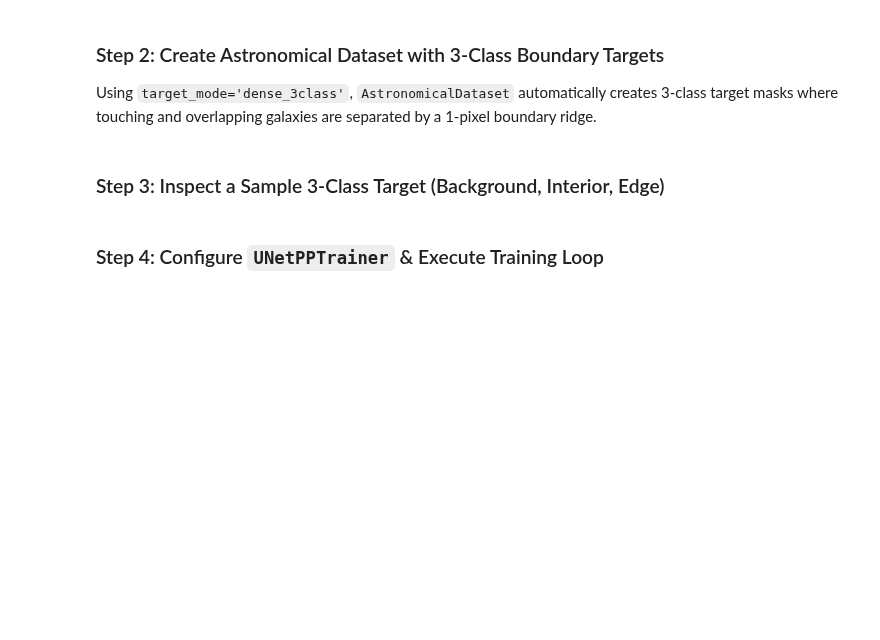
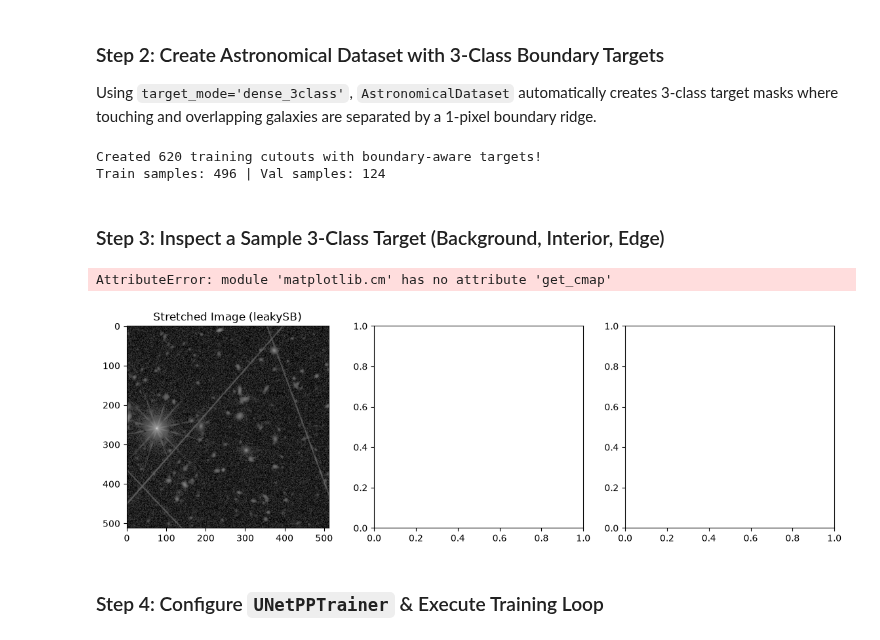
Before and after one commit to PabloMSanAla/sam2roman, a Jupyter notebook: tutorials/05_train_unetplusplus.ipynb, the cells around one changed output. Drawn from its saved outputs; the diff is of its cells as text; code cells hidden in the pictures; blank space fills up the shorter version.

```diff
--- a/tutorials/05_train_unetplusplus.ipynb
+++ b/tutorials/05_train_unetplusplus.ipynb
@@ -71,8 +74,8 @@ else:
 
 Using `target_mode='dense_3class'`, `AstronomicalDataset` automatically creates 3-class target masks where touching and overlapping galaxies are separated by a 1-pixel boundary ridge.
 # %%
-images_dir = Path("/Volumes/T7/storage/ROMAN/test/synthetic/original")
-masks_dir  = Path("/Volumes/T7/storage/ROMAN/test/synthetic/masks")
+images_dir = Path("/Volumes/T7/storage/ROMAN/synthetic_romanisim_sam2/images")
+masks_dir  = Path("/Volumes/T7/storage/ROMAN/synthetic_romanisim_sam2/masks")
 
 if not images_dir.exists() or not masks_dir.exists():
     print("Warning: External paths not found. Using local sample_data fallback.")
@@ -97,29 +100,35 @@ train_ds, val_ds = torch.utils.data.random_split(
     dataset, [n_train, n_val], generator=torch.Generator().manual_seed(42)
 )
 print(f"Train samples: {len(train_ds)} | Val samples: {len(val_ds)}")
+# %% [output]
+Created 620 training cutouts with boundary-aware targets!
+Train samples: 496 | Val samples: 124
 # %% [markdown]
 ### Step 3: Inspect a Sample 3-Class Target (Background, Interior, Edge)
 # %%
 sample = train_ds[0]
 raw_img = sample["raw_data"]
 target = sample["target"].numpy()
 
 fig, axes = plt.subplots(1, 3, figsize=(14, 4))
 axes[0].imshow(sample["pil_image"])
 axes[0].set_title("Stretched Image (leakySB)")
 
 # Color map for 3 classes: 0=black, 1=cyan (interior), 2=red (boundary)
-cmap = plt.cm.get_cmap("tab10", 3)
-im1 = axes[1].imshow(target, cmap="viridis", vmin=0, vmax=2)
+cmap = plt.get_cmap("viridis", 3)
+im1 = axes[1].imshow(target, cmap=cmap, vmin=0, vmax=2)
 axes[1].set_title("3-Class Ground Truth Target (0=bg, 1=int, 2=edge)")
 plt.colorbar(im1, ax=axes[1], fraction=0.046, pad=0.04)
 
 # Edge-only visualization
 axes[2].imshow(target == 2, cmap="hot")
 axes[2].set_title("Boundary & Inter-Object Edges")
 
 plt.tight_layout()
 plt.show()
+# %% [output]
+AttributeError: module 'matplotlib.cm' has no attribute 'get_cmap'
+[figure, added]
 # %% [markdown]
 ### Step 4: Configure `UNetPPTrainer` & Execute Training Loop
 # %%
```
Also changed, not shown: parts of 2 cells of this notebook, 9 other files.
